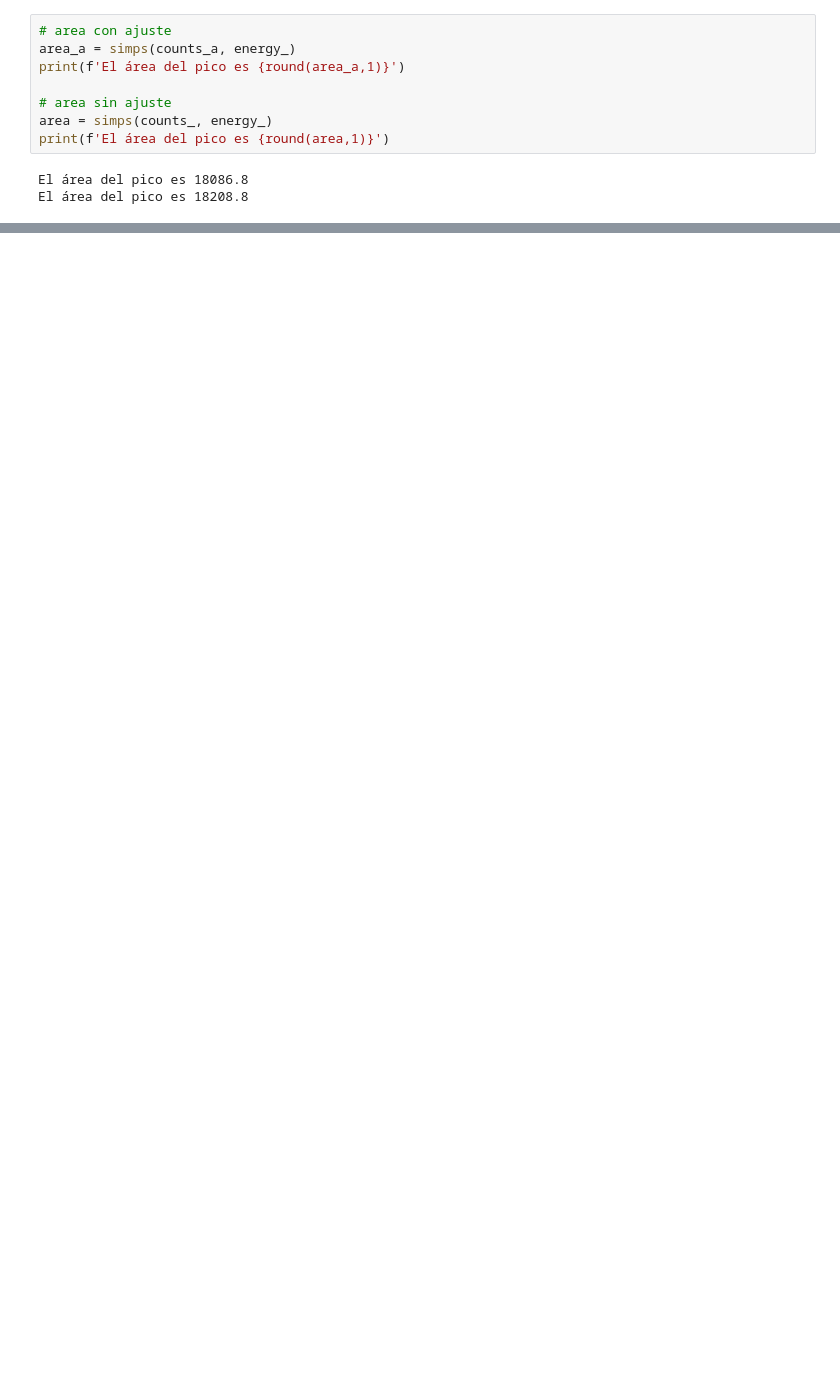
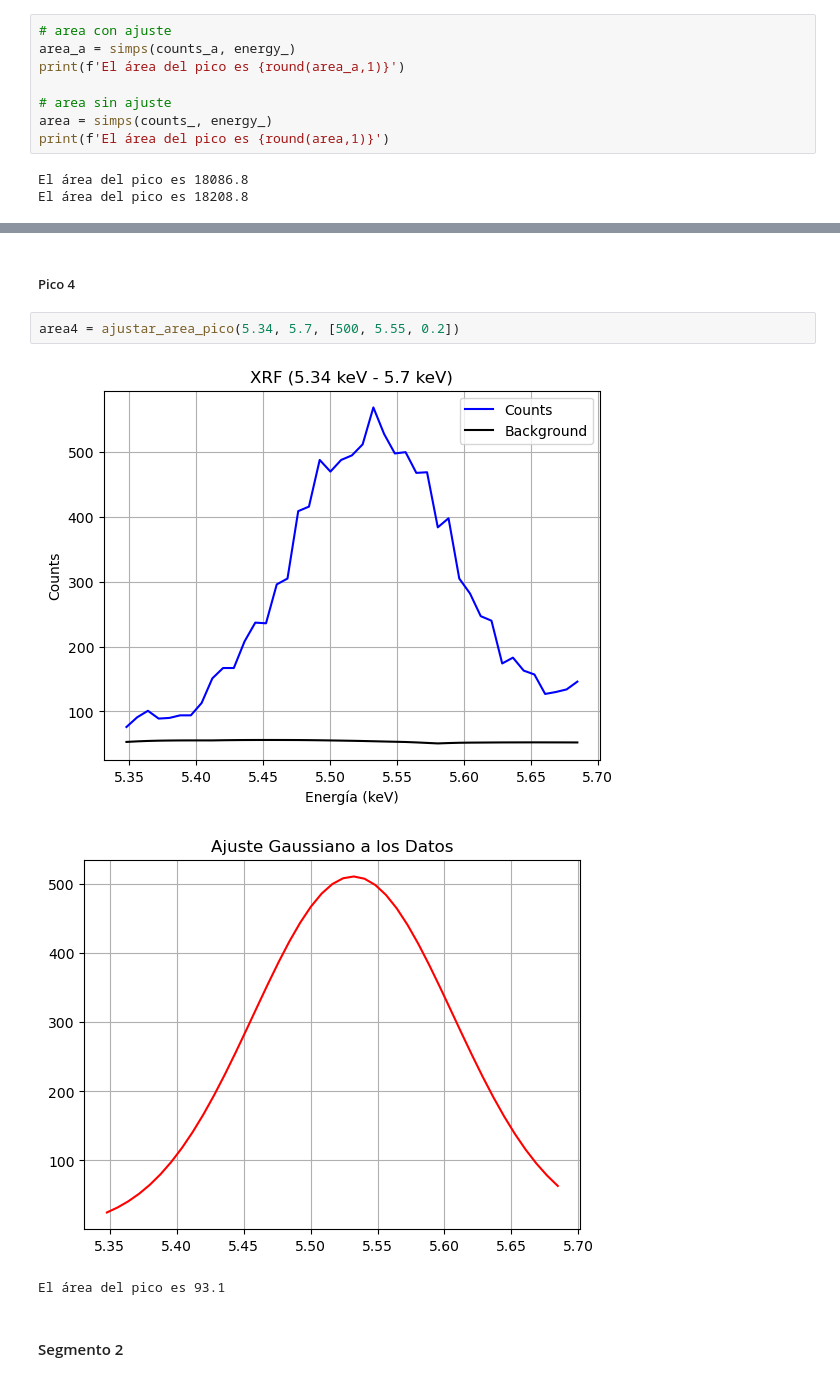
Before and after one commit to eduardoh27/Core-Level-Spectroscopy, a Jupyter notebook: Taller 3/punto9.ipynb, the cells around one changed output, grey strips where cells are left out. Drawn from its saved outputs; the diff is of its cells as text; blank space fills up the shorter version.

```diff
--- a/Taller 3/punto9.ipynb
+++ b/Taller 3/punto9.ipynb
@@ -317,0 +391,10 @@ El área del pico es 18208.8
+# %% [markdown]
+##### Pico 4
+# %%
+area4 = ajustar_area_pico(5.34, 5.7, [500, 5.55, 0.2])
+# %% [output]
+[figure, added]
+[figure, added]
+El área del pico es 93.1
+# %% [markdown]
+#### Segmento 2
```
Also changed, not shown: parts of 37 cells of this notebook, 1 other file.
